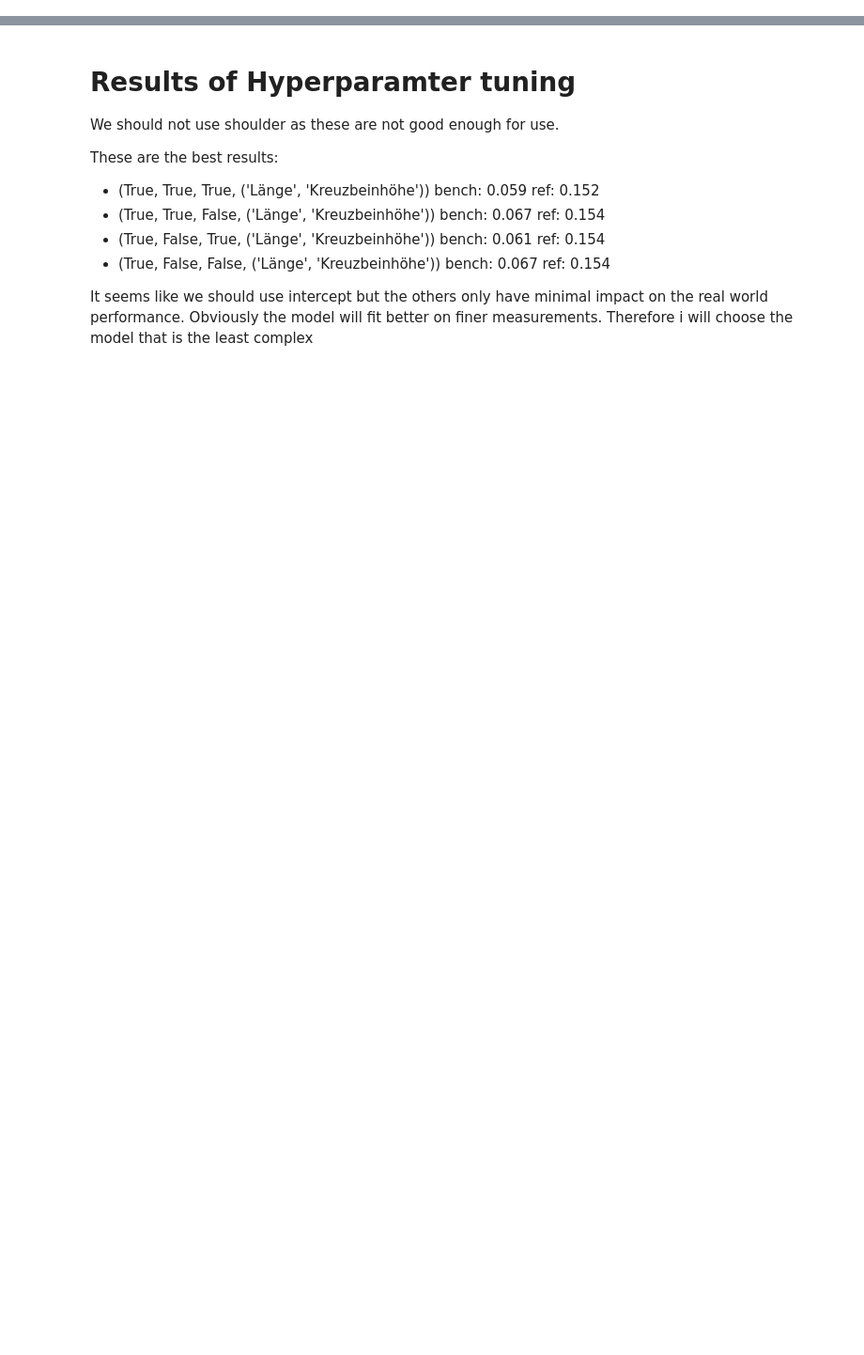
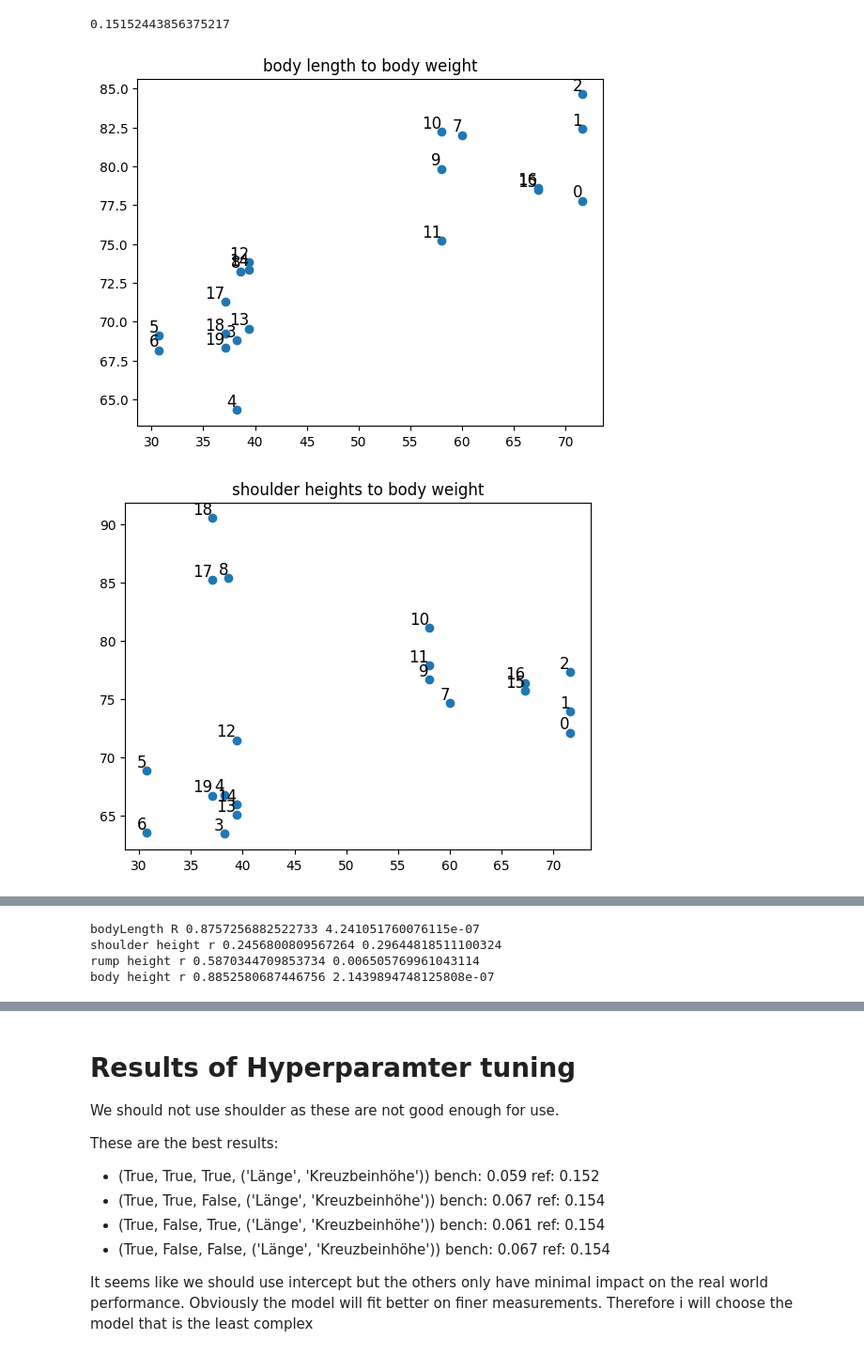
Before and after one commit to jonwi/goat-measurement, a Jupyter notebook: weight.ipynb, the cells around one changed output, grey strips where cells are left out. Shown at 94% size. Drawn from its saved outputs; the diff is of its cells as text; code cells hidden in the pictures; blank space fills up the shorter version.

```diff
--- a/weight.ipynb
+++ b/weight.ipynb
@@ -15,6 +15,7 @@ COL_SHOULDER = "Schulterhöhe"
 COL_RUMP = "Kreuzbeinhöhe"
 COL_LENGTH = "Länge"
 COL_MARKE = "Ohrmarkennummer"
+COL_HEIGHT = "Körperhöhe"
 
 alte_messung = pd.read_csv("Biometriedaten/alte_messung.csv")
 alte_messung
@@ -29,3 +62,4 @@ zweite_messung
 # %%
 combined = pd.concat([alte_messung, erste_messung, zweite_messung])
+combined = combined.reset_index()
 combined
@@ -32,11 +84,20 @@ combined
+# %%
+def create_plot(x_data, y_data, labels, name, xlabel="", ylabel=""):
+    plt.scatter(x_data, y_data)
+    plt.title(name)
+    for i, label in enumerate(labels):
+        plt.text(x_data[i], y_data[i], label, fontsize=12, ha='right', va='bottom')
+    plt.xlabel(xlabel)
+    plt.ylabel(ylabel)
+    plt.show()
 # %%
 target = combined
 # Create the pipeline
 model = Pipeline([
-    ('poly_features', PolynomialFeatures(degree=1, include_bias=False)),  # Generate polynomial features
+    #('poly_features', PolynomialFeatures(degree=1, include_bias=False)),  # Generate polynomial features
     #('std_scaler', StandardScaler()),  # Standardize the features
     ('lin_reg', LinearRegression(fit_intercept=True, positive=False))  # Apply linear regression
 ])
-model.fit(target[[COL_LENGTH, COL_SHOULDER,COL_RUMP]], target[COL_WEIGHT])
+model.fit(target[[COL_LENGTH, COL_RUMP]], target[COL_WEIGHT])
 print(model.get_params()["lin_reg"].intercept_)
 print(model.get_params()["lin_reg"].coef_)
@@ -53,46 +129,53 @@ mape
 # %%
 ref_ohrenmarke = {
     0:10610470885,
     1:10610436177,
     2:10610436171,
     3:10610536153,
     4:10610469975,
     5:10610436175,
 }
 
 permutation = [int(truth[truth[COL_MARKE] == marke].index[0]) for i, marke in ref_ohrenmarke.items()]
 permutated_truth = truth.loc[permutation]
 
 # length, shoulder, rump, bodyheight, weight, distance, angle,
 referenz_measurements = np.array (
 [[78.95958041958042, 63.49408421842033, 65.15045163281391, 35.51987899755109, 46.77396860806468, 1.263, 16.3],
 [72.14321678321679, 67.38661820608935, 66.41000055092864, 36.91614736507504, 42.83801138724803, 1.252, 26.3],
 [70.24307692307693, 66.27756993434227, 63.05837368038849, 35.22179430796474, 35.66266929444433, 1.234, 24.3],
 [81.80307692307692, 73.57663464540036, 72.50720681625211, 44.27431212673802, 61.3547022317708, 1.386, 25],
 [77.26321678321679, 64.97177728851628, 70.26728264745492, 42.77138943758125, 53.67930545833971, 1.354, 21.6],
 [68.36615384615384, 59.98241574476878, 68.97977810648409, 37.58898053338844, 43.72970663304724, 1.307, 23.9]])
 
+third = np.array([[77.7791,72.0976,78.1058,71.6000,46.5631],[82.4268,73.8867,76.2078,71.6000,46.0342],[84.6277,77.2752,77.8434,71.6000,49.4334],[68.7809,63.4015,65.4143,38.2000,35.9778],[64.3026,66.7765,68.5692,38.2000,35.4050],[69.1001,68.8170,65.1083,30.7000,35.0266],[68.1670,63.4849,60.9455,30.7000,35.0437],[82.0152,74.6309,75.1155,60.0000,41.6770],[73.2489,85.3441,70.2198,38.6000,37.2705],[75.1946,77.8427,75.7388,58.0000,41.6563],[73.8332,71.4479,72.9287,39.4000,42.9428],[69.5561,65.0218,65.0218,39.4000,38.4219],[73.3682,65.9473,66.1547,39.4000,37.5360],[78.4943,75.6794,80.1752,67.3000,42.4604],[78.5829,76.3784,76.3784,67.3000,41.4100],[71.2680,85.2227,69.2034,37.1000,33.9609],[69.2386,90.5030,76.1927,37.1000,35.1956],[68.3080,66.6941,72.7571,37.1000,33.3470]])
+
+ref_df = pd.DataFrame(third, columns=[COL_LENGTH, COL_SHOULDER, COL_RUMP, COL_WEIGHT, COL_HEIGHT])
+
 ref_prediction = model.predict(referenz_measurements[:, 0:3:2])
 ref_mape=mean_absolute_percentage_error(permutated_truth[COL_WEIGHT], ref_prediction)
 print(ref_mape)
 
-def create_plot(x_data, y_data, labels, name):
-    plt.scatter(x_data, y_data)
-    plt.title(name)
-    for i, label in enumerate(labels):
-        plt.text(x_data[i], y_data[i], label, fontsize=12, ha='right', va='bottom')
-    plt.show()
 
-bodyLengths  = referenz_measurements[:, 0]
-shoulderHeights = referenz_measurements[:, 1]
-rumpHeights = referenz_measurements[:, 2]
-bodyHeights = referenz_measurements[:, 3]
-create_plot(permutated_truth[COL_WEIGHT].to_numpy(), bodyHeights, range(len(bodyHeights)), "body height to body weight")
-create_plot(permutated_truth[COL_WEIGHT].to_numpy(), permutated_truth[COL_LENGTH].to_numpy(), range(len(bodyLengths)), "body length to body weight")
-create_plot(permutated_truth[COL_WEIGHT].to_numpy(), permutated_truth[COL_SHOULDER].to_numpy(), range(len(bodyHeights)), "shoulder heights to body weight")
-create_plot(permutated_truth[COL_WEIGHT].to_numpy(), permutated_truth[COL_RUMP].to_numpy(), range(len(bodyHeights)), "rump heights to body weight")
-create_plot(permutated_truth[COL_LENGTH].to_numpy(), bodyLengths, range(len(bodyLengths)), "body length to body length measured")
-create_plot(permutated_truth[COL_WEIGHT].to_numpy(), shoulderHeights, range(len(bodyHeights)), "shoulder heights to shoulder height measured")
-create_plot(permutated_truth[COL_WEIGHT].to_numpy(), permutated_truth[COL_RUMP].to_numpy(), range(len(bodyHeights)), "rump heights to rump height measured")
-body_height_r = pearsonr(bodyHeights, permutated_truth[COL_WEIGHT])
-print(body_height_r.correlation, body_height_r.pvalue)
+
+bodyLengths  = ref_df[COL_LENGTH]
+shoulderHeights = ref_df[COL_SHOULDER]
+rumpHeights = ref_df[COL_RUMP]
+bodyHeights = ref_df[COL_HEIGHT]
+#create_plot(ref_df[COL_WEIGHT].to_numpy(), bodyHeights, range(len(bodyHeights)), "body height to body weight")
+create_plot(ref_df[COL_WEIGHT].to_numpy(), bodyLengths, range(len(bodyLengths)), "body length to body weight")
+create_plot(ref_df[COL_WEIGHT].to_numpy(), shoulderHeights, range(len(bodyLengths)), "shoulder heights to body weight")
+create_plot(ref_df[COL_WEIGHT].to_numpy(), rumpHeights.to_numpy(), range(len(bodyLengths)), "rump heights to body weight")
+create_plot(ref_df[COL_WEIGHT].to_numpy(), bodyHeights.to_numpy(), range(len(bodyLengths)), "rump heights to body weight")
+body_length_r = pearsonr(bodyLengths, ref_df[COL_WEIGHT])
+print("bodyLength R", body_length_r.correlation, body_length_r.pvalue)
+shoulder_height_r = pearsonr(shoulderHeights, ref_df[COL_WEIGHT])
+print("shoulder height r", shoulder_height_r.correlation, shoulder_height_r.pvalue)
+rump_height_r = pearsonr(rumpHeights, ref_df[COL_WEIGHT])
+print("rump height r", rump_height_r.correlation, rump_height_r.pvalue)
+body_height_r = pearsonr(bodyHeights, ref_df[COL_WEIGHT])
+print("body height r", body_height_r.correlation, body_height_r.pvalue)
+# %% [output]
+0.15152443856375217
+[figure, added]
+[figure, added]
@@ -99,3 +184,7 @@ print(body_height_r.correlation, body_height_r.pvalue)
+bodyLength R 0.8757256882522733 4.241051760076115e-07
+shoulder height r 0.2456800809567264 0.29644818511100324
+rump height r 0.5870344709853734 0.006505769961043114
+body height r 0.8852580687446756 2.1439894748125808e-07
 # %%
 performance = {}
 truth = zweite_messung.drop([1, 7])
```
Also changed, not shown: parts of 11 cells of this notebook, 2 other files.
